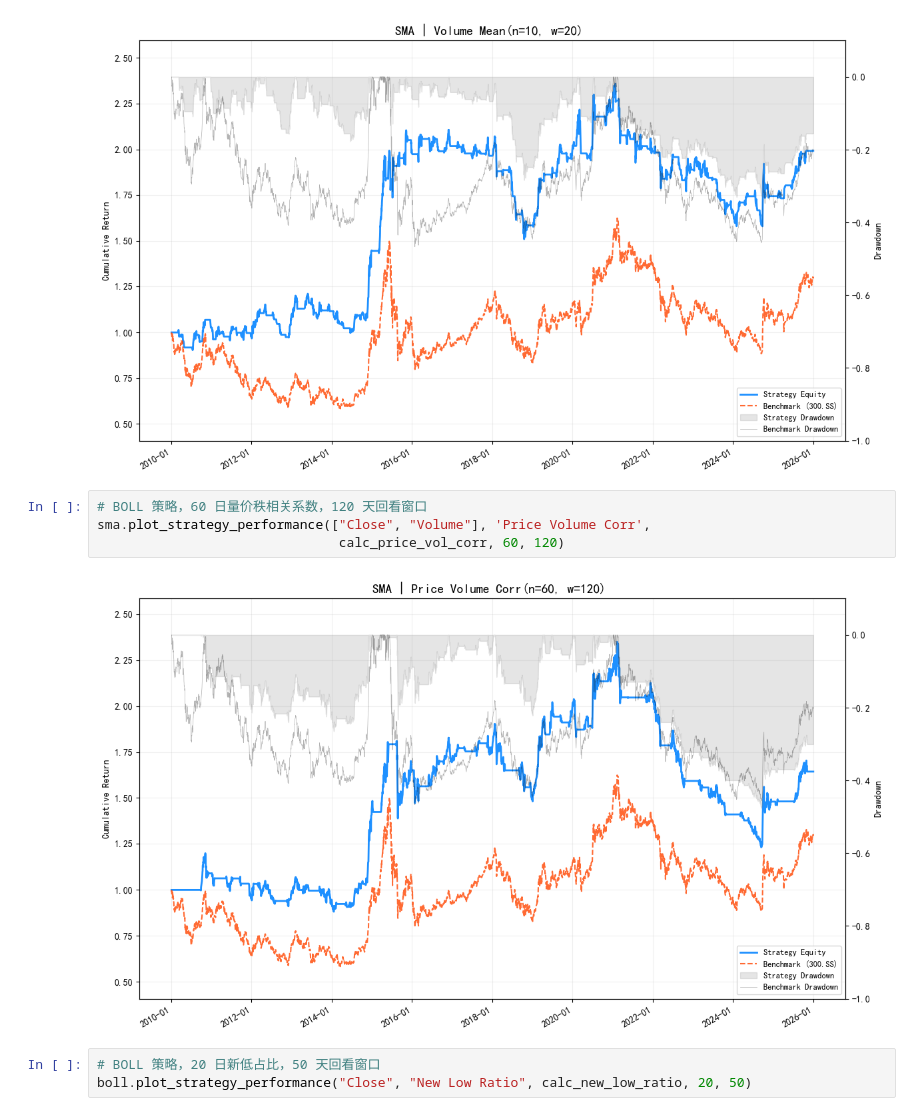
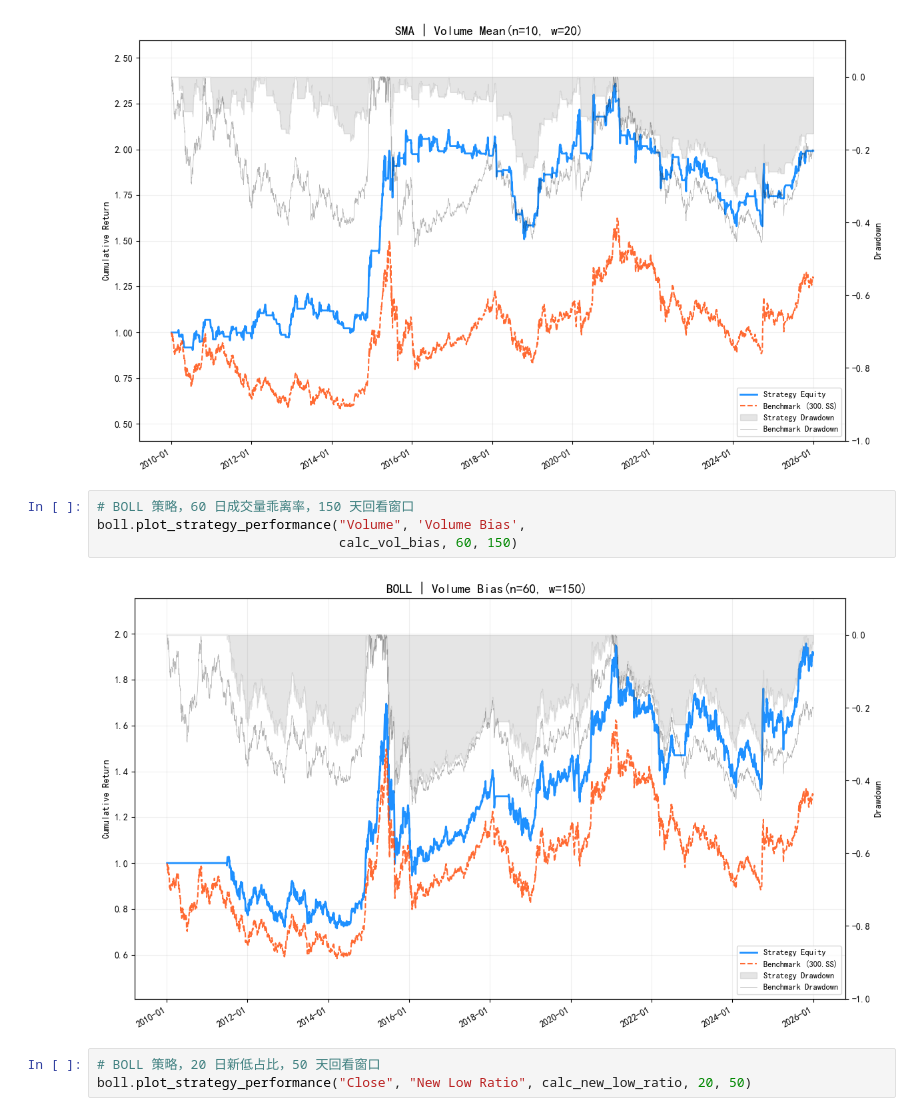
Before and after one commit to GaryNasser/quant-research-notebook, a Jupyter notebook: C-择时/20251226-华泰证券-A股择时之技术打分体系.ipynb, the cells around one changed output. Saved outputs shown, nothing was run; the diff lists cells and outputs as text.

```diff
--- a/C-择时/20251226-华泰证券-A股择时之技术打分体系.ipynb
+++ b/C-择时/20251226-华泰证券-A股择时之技术打分体系.ipynb
@@ -633,11 +633,11 @@ sma.plot_strategy_performance("Volume", "Volume Mean", calc_vol_mean, 10, 20)
 # %% [output]
 [figure]
 # %%
-# BOLL 策略，60 日量价秩相关系数，120 天回看窗口
-sma.plot_strategy_performance(["Close", "Volume"], 'Price Volume Corr',
-                               calc_price_vol_corr, 60, 120)
+# BOLL 策略，60 日成交量乖离率，150 天回看窗口
+boll.plot_strategy_performance("Volume", 'Volume Bias',
+                               calc_vol_bias, 60, 150)
 # %% [output]
-[figure, old version]
+[figure, new version]
 # %%
 # BOLL 策略，20 日新低占比，50 天回看窗口
 boll.plot_strategy_performance("Close", "New Low Ratio", calc_new_low_ratio, 20, 50)
```
Also changed, not shown: parts of 3 cells of this notebook.
